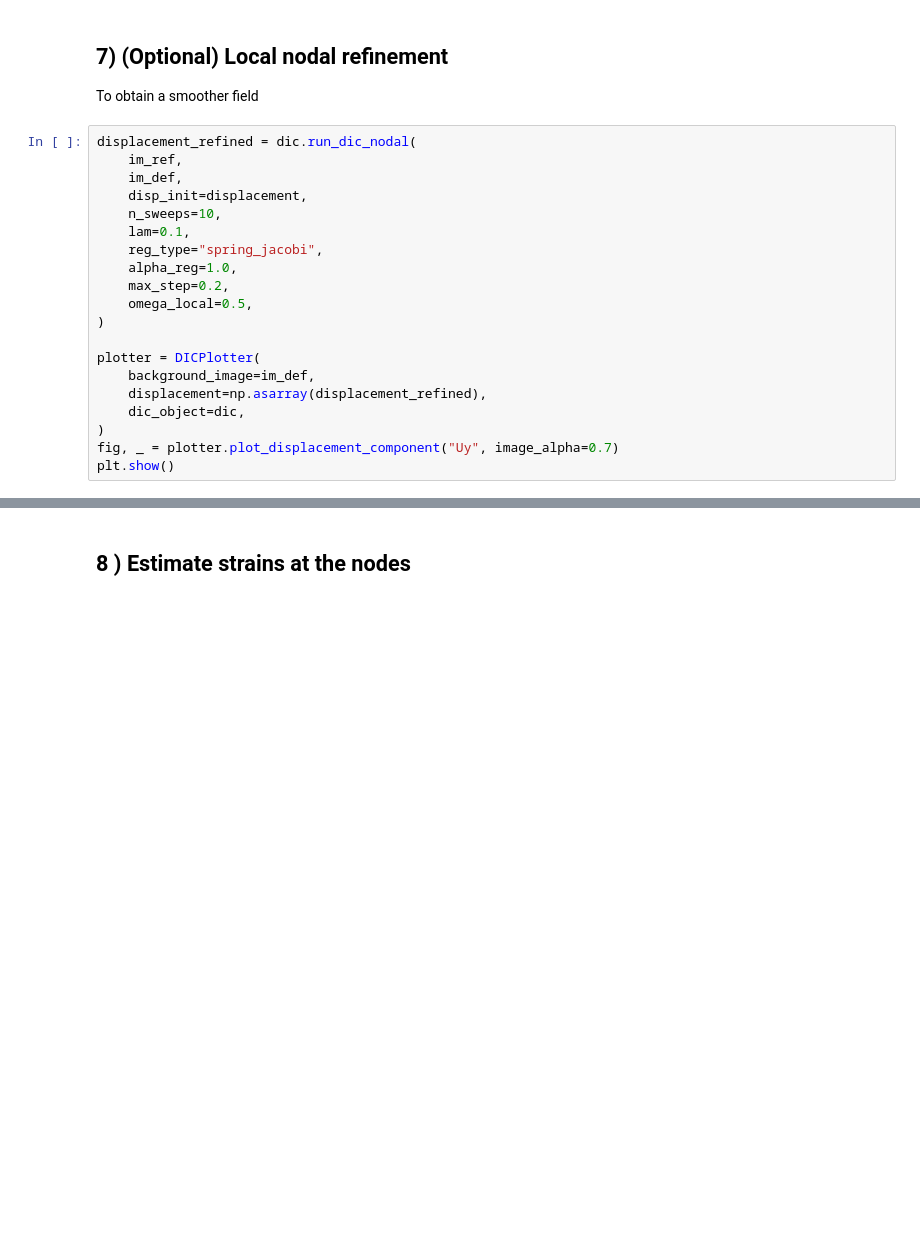
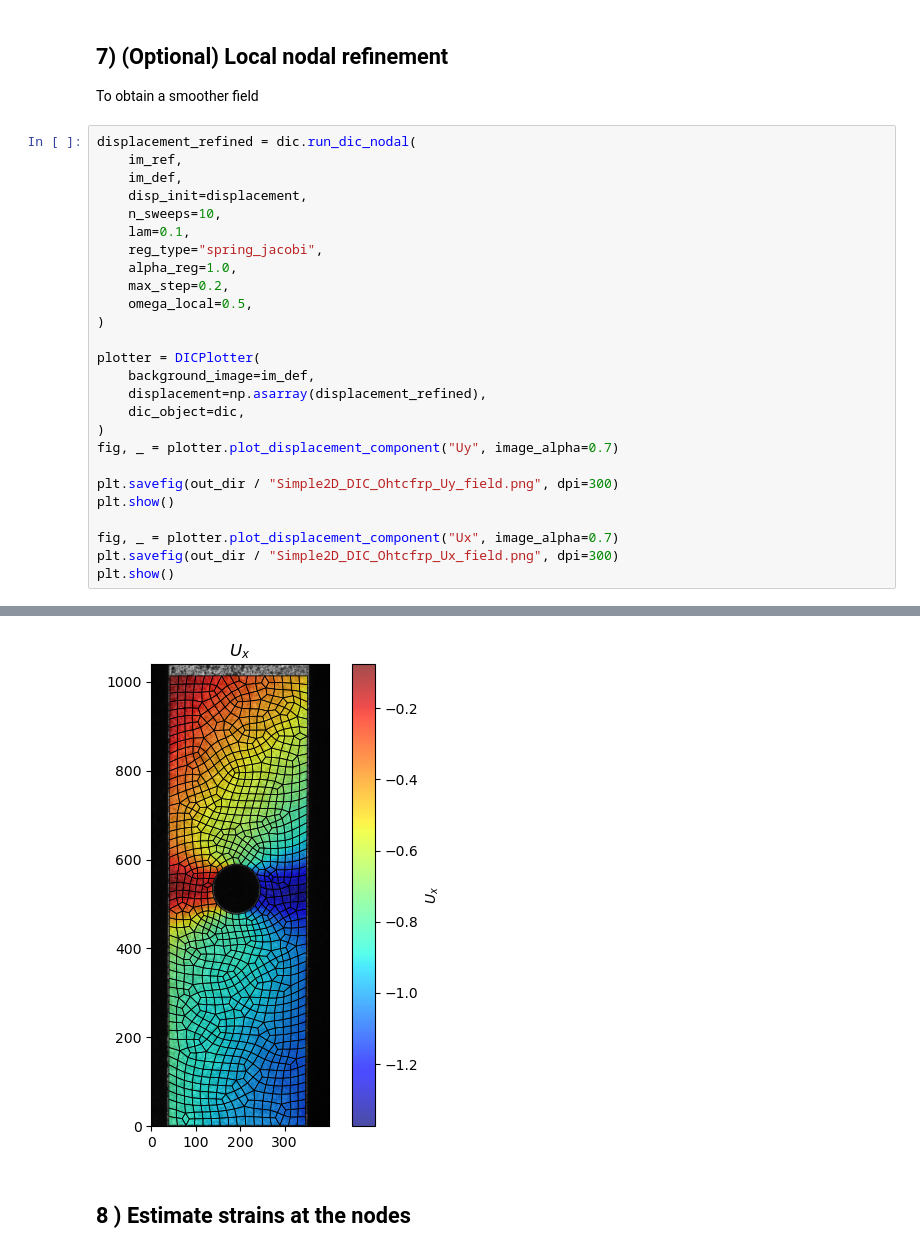
Before and after one commit to EmileRouxSMB/D2IC, a Jupyter notebook: doc/01_Simple2D_DIC.ipynb, the cells around one changed output, grey strips where cells are left out. Drawn from its saved outputs; the diff is of its cells as text; blank space fills up the shorter version.

```diff
--- a/doc/01_Simple2D_DIC.ipynb
+++ b/doc/01_Simple2D_DIC.ipynb
@@ -212,33 +232,40 @@ displacement_refined = dic.run_dic_nodal(
     im_ref,
     im_def,
     disp_init=displacement,
     n_sweeps=10,
     lam=0.1,
     reg_type="spring_jacobi",
     alpha_reg=1.0,
     max_step=0.2,
     omega_local=0.5,
 )
 
 plotter = DICPlotter(
     background_image=im_def,
     displacement=np.asarray(displacement_refined),
     dic_object=dic,
 )
 fig, _ = plotter.plot_displacement_component("Uy", image_alpha=0.7)
+
+plt.savefig(out_dir / "Simple2D_DIC_Ohtcfrp_Uy_field.png", dpi=300)
 plt.show()
+
+fig, _ = plotter.plot_displacement_component("Ux", image_alpha=0.7)
+plt.savefig(out_dir / "Simple2D_DIC_Ohtcfrp_Ux_field.png", dpi=300)
+plt.show()
 # %% [output]
 [Nodal-spring_jacobi] sweep 1/10, J=3.8154e+00
 [Nodal-spring_jacobi] sweep 2/10, J=4.7275e+00
 [Nodal-spring_jacobi] sweep 3/10, J=4.9078e+00
 [Nodal-spring_jacobi] sweep 4/10, J=4.9918e+00
 [Nodal-spring_jacobi] sweep 5/10, J=5.0284e+00
 [Nodal-spring_jacobi] sweep 6/10, J=5.0488e+00
 [Nodal-spring_jacobi] sweep 7/10, J=5.0611e+00
 [Nodal-spring_jacobi] sweep 8/10, J=5.0692e+00
 [Nodal-spring_jacobi] sweep 9/10, J=5.0746e+00
 [Nodal-spring_jacobi] sweep 10/10, J=5.0785e+00
 [figure]
+[figure, added]
 # %% [markdown]
 ## 8 ) Estimate strains at the nodes
 # %%
```
Also changed, not shown: parts of 5 cells of this notebook.
